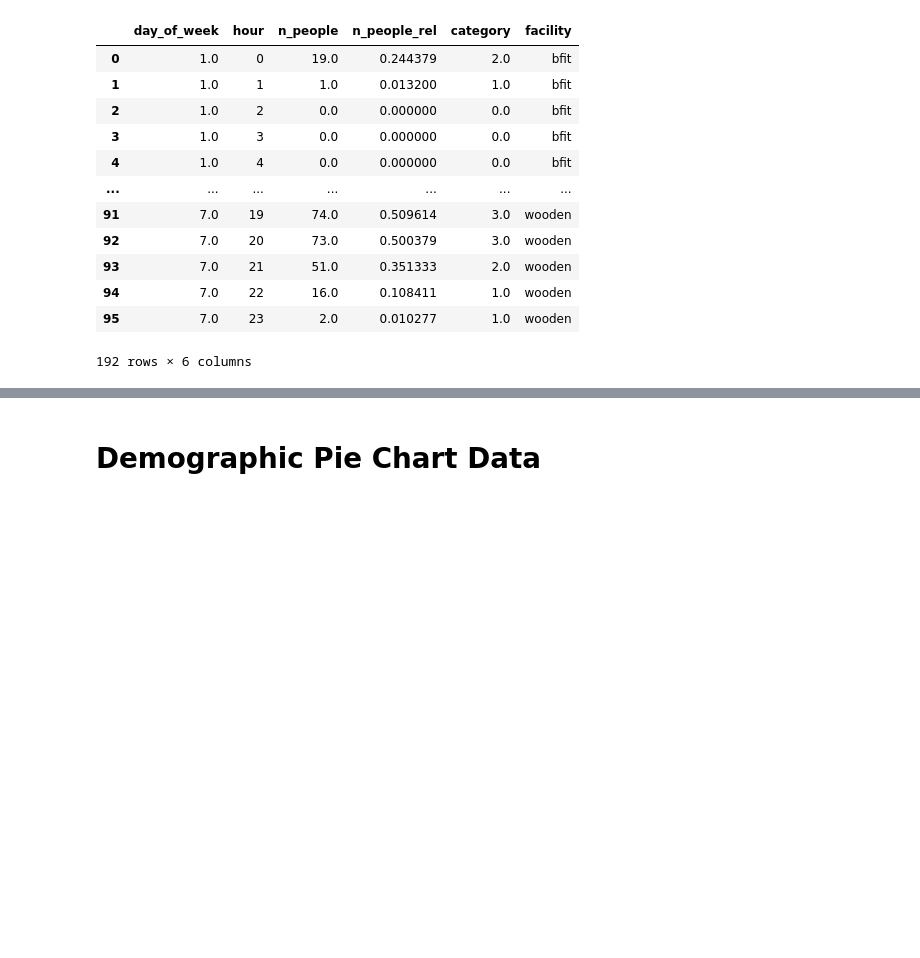
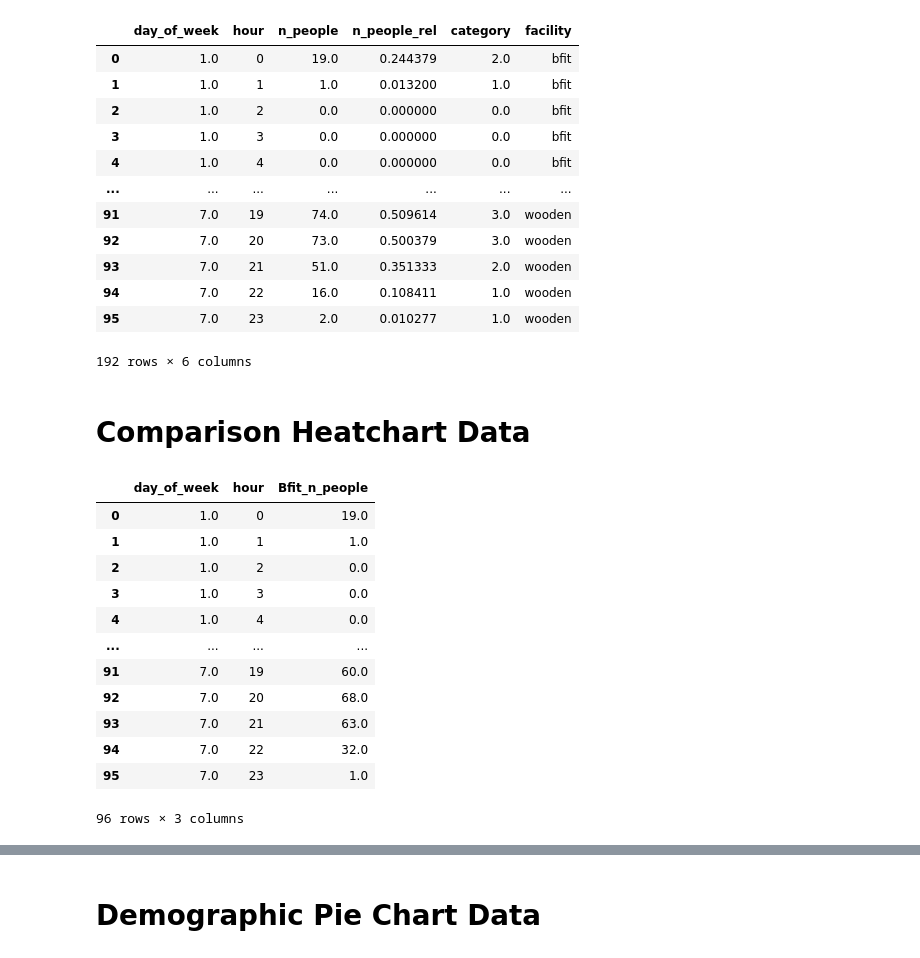
Before and after one commit to dailybruin/the-stack, a Jupyter notebook: python/posts/gym-traffic-2023/gym_traffic_2023_data_cleaning.ipynb, the cells around one changed output, grey strips where cells are left out. Cells and saved outputs as stored; diff of their text form; code cells hidden in the pictures; blank space fills up the shorter version.

```diff
--- a/python/posts/gym-traffic-2023/gym_traffic_2023_data_cleaning.ipynb
+++ b/python/posts/gym-traffic-2023/gym_traffic_2023_data_cleaning.ipynb
@@ -502,3 +502,5 @@ facility_heatchart_data
 # %%
 export_dir = '../../../datasets/gym-traffic-2023/facility-heatchart-data.csv'
 facility_heatchart_data.to_csv(export_dir, index=False)
+# %% [markdown]
+# Comparison Heatchart Data
@@ -504,0 +519,16 @@ facility_heatchart_data.to_csv(export_dir, index=False)
+# %%
+bfit_compare
+# %% [output]
+|  | day_of_week | hour | Bfit_n_people |
+| 0 | 1.0 | 0 | 19.0 |
+| 1 | 1.0 | 1 | 1.0 |
+| 2 | 1.0 | 2 | 0.0 |
+| 3 | 1.0 | 3 | 0.0 |
+| 4 | 1.0 | 4 | 0.0 |
+| ... | ... | ... | ... |
+| 91 | 7.0 | 19 | 60.0 |
+| 92 | 7.0 | 20 | 68.0 |
+| 93 | 7.0 | 21 | 63.0 |
+| 94 | 7.0 | 22 | 32.0 |
+| 95 | 7.0 | 23 | 1.0 |
+96 rows × 3 columns
```
Also changed, not shown: parts of 5 cells of this notebook.
